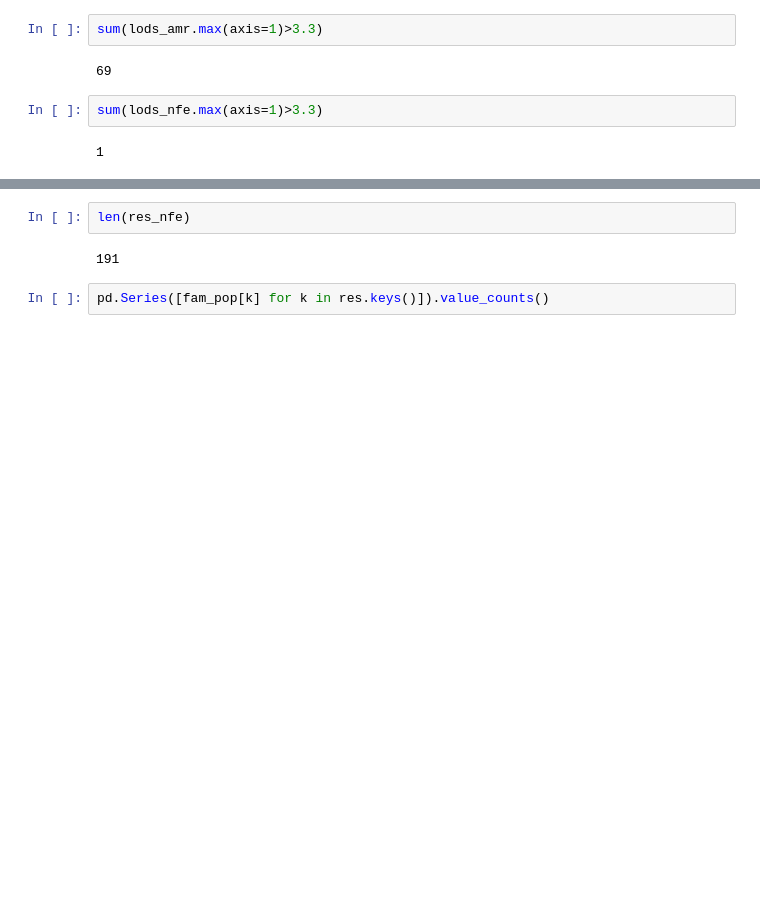
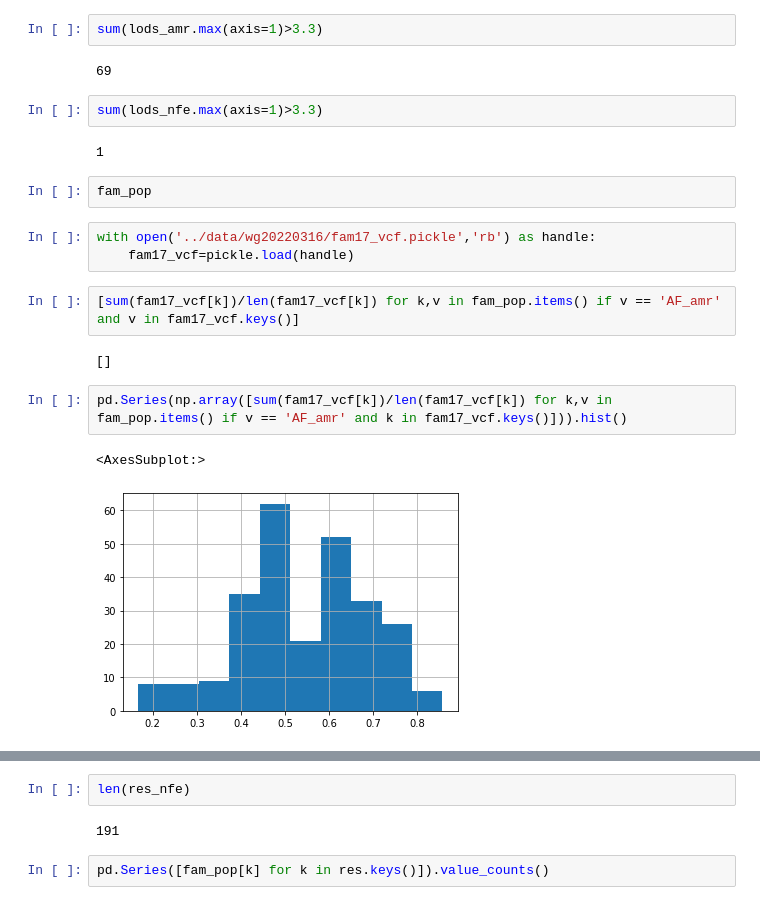
Before and after one commit to gaow/SEQLinkage, a Jupyter notebook: nbs/Result_summary_python.ipynb, the cells around one changed output, grey strips where cells are left out. Saved outputs shown, nothing was run; the diff lists cells and outputs as text; blank space fills up the shorter version.

```diff
--- a/nbs/Result_summary_python.ipynb
+++ b/nbs/Result_summary_python.ipynb
@@ -564,3 +578,17 @@ sum(lods_amr.max(axis=1)>3.3)
 sum(lods_nfe.max(axis=1)>3.3)
 # %% [output]
 1
+# %%
+fam_pop
+# %%
+with open('../data/wg20220316/fam17_vcf.pickle','rb') as handle:
+    fam17_vcf=pickle.load(handle)
+# %%
+[sum(fam17_vcf[k])/len(fam17_vcf[k]) for k,v in fam_pop.items() if v == 'AF_amr' and v in fam17_vcf.keys()]
+# %% [output]
+[]
+# %%
+pd.Series(np.array([sum(fam17_vcf[k])/len(fam17_vcf[k]) for k,v in fam_pop.items() if v == 'AF_amr' and k in fam17_vcf.keys()])).hist()
+# %% [output]
+<AxesSubplot:>
+[figure, added]
```
Also changed, not shown: parts of 4 cells of this notebook, 8 other files.
